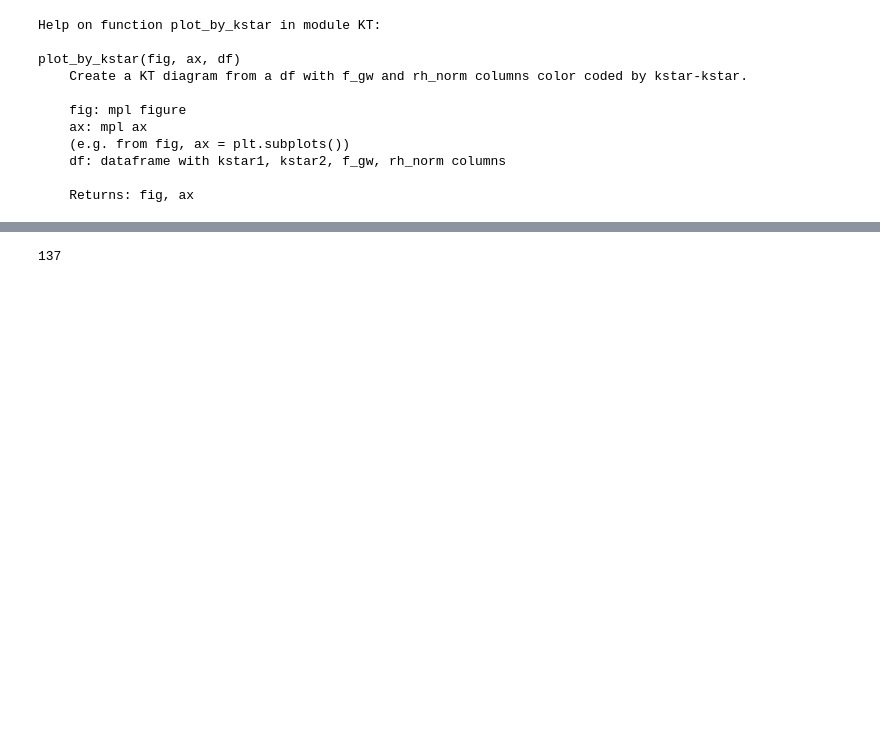
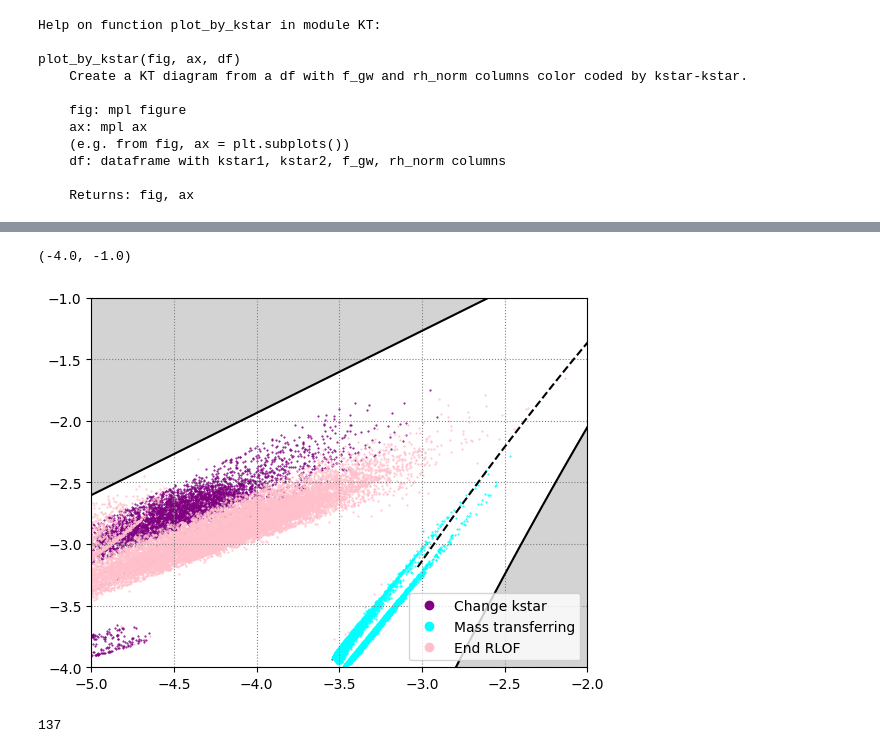
Before and after one commit to 3-3-3/KT, a Jupyter notebook: Example_SNR.ipynb, the cells around one changed output, grey strips where cells are left out. Cells and saved outputs as stored; diff of their text form; code cells hidden in the pictures; blank space fills up the shorter version.

Commit message:
Created final fix with evol type, some SNR changes

```diff
--- a/Example_SNR.ipynb
+++ b/Example_SNR.ipynb
@@ -96,3 +124,14 @@ ax.set_ylim((-4,-1))
+# %%
+#We can also look at the finalevol_type
+fig, ax = plt.subplots()
+fig, ax = KT.plot_boundaries(fig, ax)
+fig, ax = KT.plot_by_evol_type(fig,ax,df)
+ax.grid(color='grey',ls='dotted')
+ax.set_xlim((-5,-2))
+ax.set_ylim((-4,-1))
+# %% [output]
+(-4.0, -1.0)
+[figure, added]
 # %%
 df = df[df.snr > 1]
 len(df)
```
Also changed, not shown: parts of 9 cells of this notebook, 2 other files.
